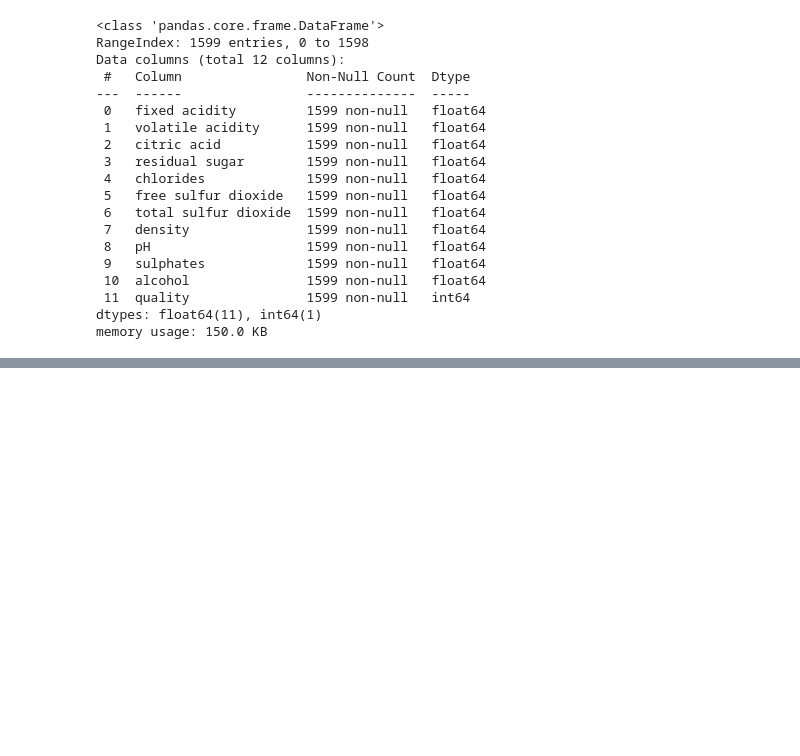
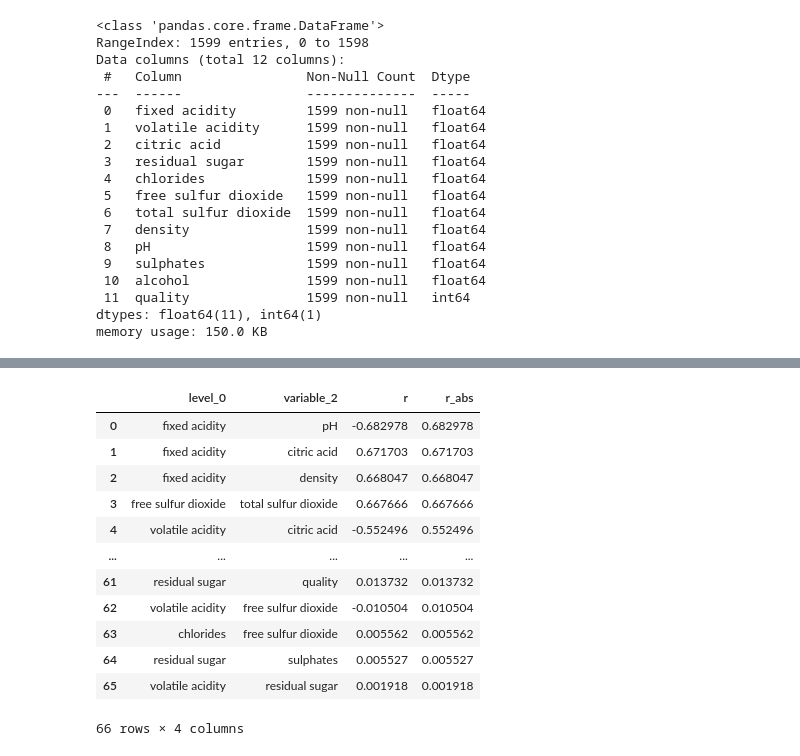
Before and after one commit to Heyder07/VisualBigData, a Jupyter notebook: 6. Trabajos extraclase/Challenge_2_Intermedio.ipynb, the cells around one changed output, grey strips where cells are left out. Saved outputs shown, nothing was run; the diff lists cells and outputs as text; code cells hidden in the pictures; blank space fills up the shorter version.

```diff
--- a/6. Trabajos extraclase/Challenge_2_Intermedio.ipynb
+++ b/6. Trabajos extraclase/Challenge_2_Intermedio.ipynb
@@ -87,0 +97,25 @@ memory usage: 150.0 KB
+# %%
+#Analizando la correlación del dataset
+corr_matrix = df.corr(method='pearson')
+tril = np.tril(np.ones(corr_matrix.shape)).astype(bool)
+corr_matrix[tril] = np.nan
+corr_matrix_tidy = corr_matrix.stack().reset_index(name='r')
+corr_matrix_tidy = corr_matrix_tidy.rename(columns={'level=0':'variable_1','level_1':'variable_2'})
+corr_matrix_tidy = corr_matrix_tidy.dropna()
+corr_matrix_tidy['r_abs'] = corr_matrix_tidy['r'].abs()
+corr_matrix_tidy = corr_matrix_tidy.sort_values('r_abs',ascending=False).reset_index(drop=True)
+corr_matrix_tidy
+# %% [output]
+|  | level_0 | variable_2 | r | r_abs |
+| 0 | fixed acidity | pH | -0.682978 | 0.682978 |
+| 1 | fixed acidity | citric acid | 0.671703 | 0.671703 |
+| 2 | fixed acidity | density | 0.668047 | 0.668047 |
+| 3 | free sulfur dioxide | total sulfur dioxide | 0.667666 | 0.667666 |
+| 4 | volatile acidity | citric acid | -0.552496 | 0.552496 |
+| ... | ... | ... | ... | ... |
+| 61 | residual sugar | quality | 0.013732 | 0.013732 |
+| 62 | volatile acidity | free sulfur dioxide | -0.010504 | 0.010504 |
+| 63 | chlorides | free sulfur dioxide | 0.005562 | 0.005562 |
+| 64 | residual sugar | sulphates | 0.005527 | 0.005527 |
+| 65 | volatile acidity | residual sugar | 0.001918 | 0.001918 |
+66 rows × 4 columns
```
Also changed, not shown: parts of 4 cells of this notebook.
